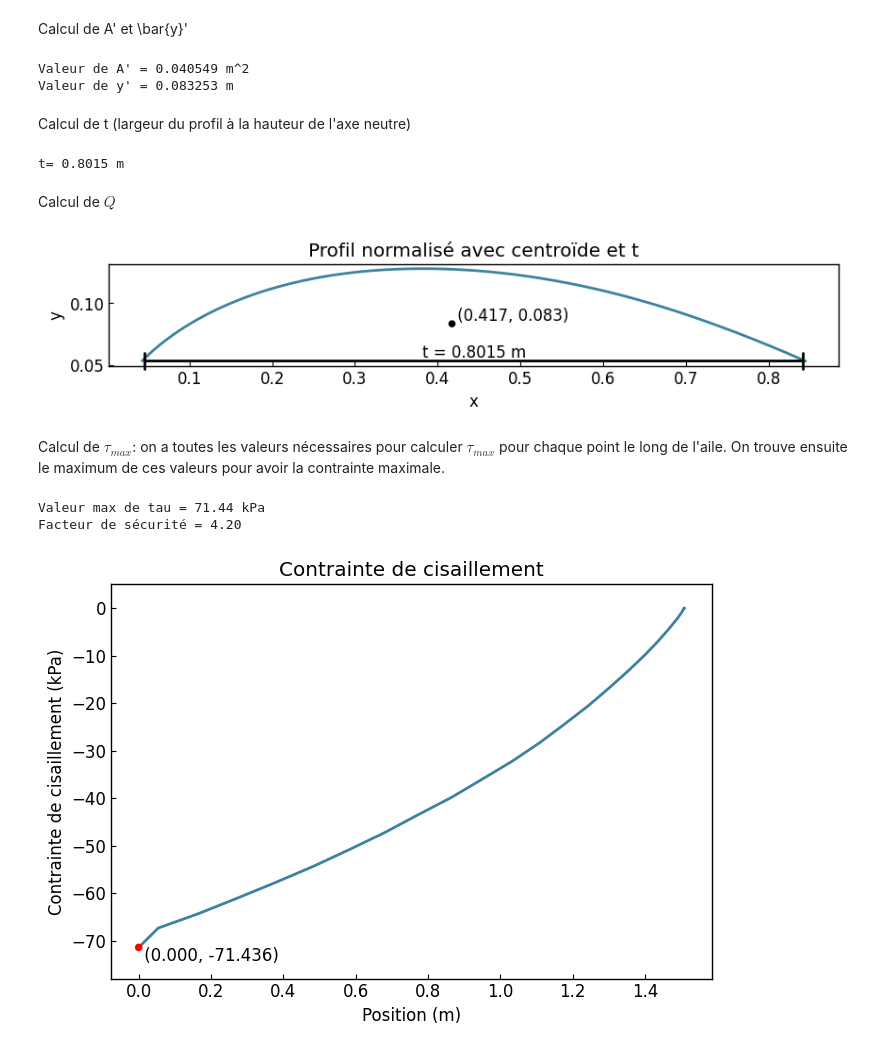
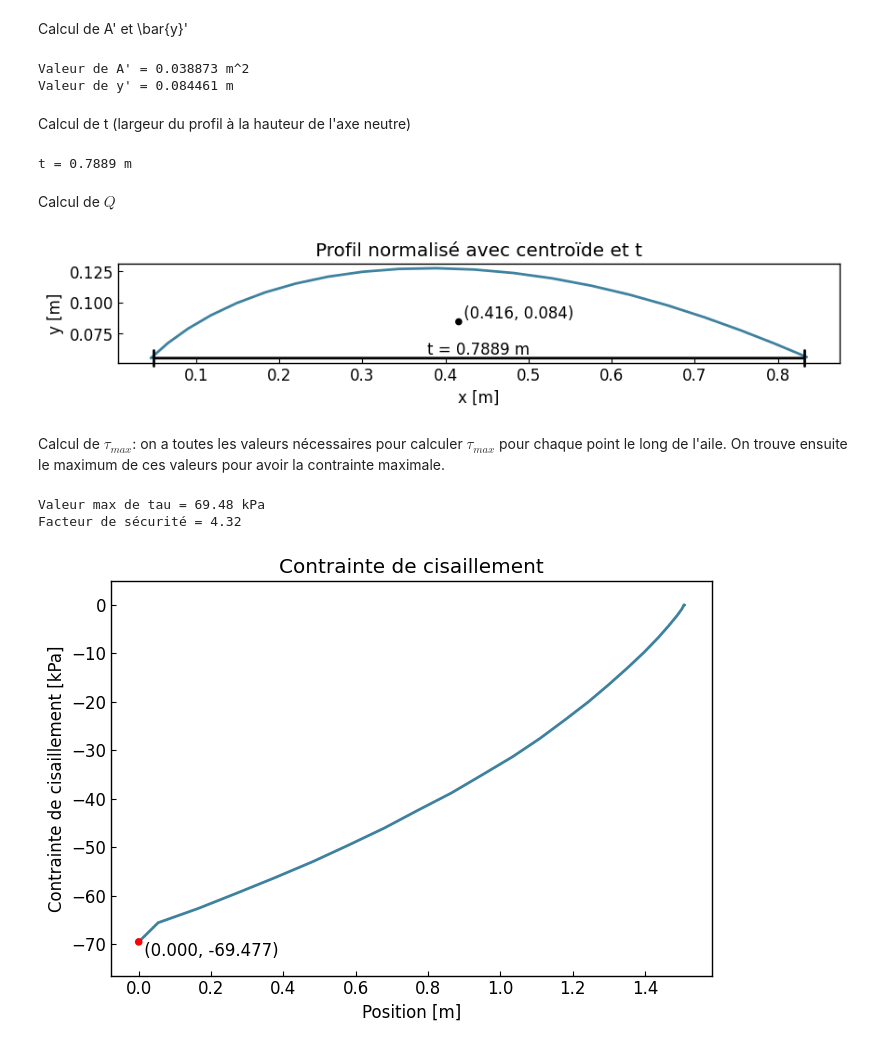
Before and after one commit to Oddball777/etude_cas_rdm, a Jupyter notebook: etude_cas_rdm/main.ipynb, the cells around one changed output. Cells and saved outputs as stored; diff of their text form; code cells hidden in the pictures.

```diff
--- a/etude_cas_rdm/main.ipynb
+++ b/etude_cas_rdm/main.ipynb
@@ -11,7 +11,7 @@ from pydantic import BaseModel, validate_call, Field # pip install pydantic
 # Load données du profil + interpolation
 # %%
 # Faire interpolation ou pas?
-interpoler = True
+interpoler = False
 
 # Load les données du profil
 profile_full_data = sg.read_csv("profile.csv")
@@ -353,8 +356,8 @@ point_centroid.add_coordinates()
 print(f"Valeur de A' = {area:.6f} m^2")
 print(f"Valeur de y' = {y_centroid:.6f} m")
 # %% [output]
-Valeur de A' = 0.040549 m^2
-Valeur de y' = 0.083253 m
+Valeur de A' = 0.038873 m^2
+Valeur de y' = 0.084461 m
 # %% [markdown]
 Calcul de t (largeur du profil à la hauteur de l'axe neutre)
 # %%
@@ -368,9 +371,9 @@ text_t = gl.Text((x_profile_masked[0] + x_profile_masked[-1])/2, y_profile_maske
 valeurs_t = [t_total * c for c in valeurs_c]
 curve_t = gl.Curve(chargement_data['Position'], valeurs_t, label="t")
 
-print(f"t= {t:.4f} m")
+print(f"t = {t:.4f} m")
 # %% [output]
-t= 0.8015 m
+t = 0.7889 m
 # %% [markdown]
 Calcul de $Q$
 # %%
@@ -382,13 +385,13 @@ valeurs_q = valeurs_aires * valeurs_y_centroid
 curve_q = gl.Curve(chargement_data["Position"], valeurs_q, label="q")
 # %%
 # Graphique profil normalisé avec centroide et t
-fig = gl.Figure(x_label='x', y_label='y', size=(10, 5), title='Profil normalisé avec centroïde et t')
+fig = gl.Figure(x_label='x [m]', y_label='y [m]', size=(10, 5), title='Profil normalisé avec centroïde et t')
 fig.add_elements(curve_profile_masked, point_centroid, ligne_t, text_t)
 fig._prepare_figure()
 fig._axes.set_aspect(1.5)
 fig._figure
 # %% [output]
-[figure, old version]
+[figure, new version]
 # %% [markdown]
 Calcul de $\tau_{max}$: on a toutes les valeurs nécessaires pour calculer $\tau_{max}$ pour chaque point le long de l'aile. On trouve ensuite le maximum de ces valeurs pour avoir la contrainte maximale.
 # %%
@@ -408,15 +411,15 @@ print(f"Facteur de sécurité = {facteur_securite_tau:.2f}")
 
 # Graphique
 fig = gl.Figure(size=(7, 5),
-                x_label='Position (m)',
-                y_label='Contrainte de cisaillement (kPa)',
+                x_label='Position [m]',
+                y_label='Contrainte de cisaillement [kPa]',
                 title='Contrainte de cisaillement',
-                y_lim=(-78, 5),
+                y_lim=(-1.1 * max_tau, 0.07 * max_tau),
 )
 fig.add_elements(curve_tau, point_max_tau)
 plt.close()
 fig.show()
 # %% [output]
-Valeur max de tau = 71.44 kPa
-Facteur de sécurité = 4.20
+Valeur max de tau = 69.48 kPa
+Facteur de sécurité = 4.32
-[figure, old version]
+[figure, new version]
```
Also changed, not shown: parts of 4 cells of this notebook.
